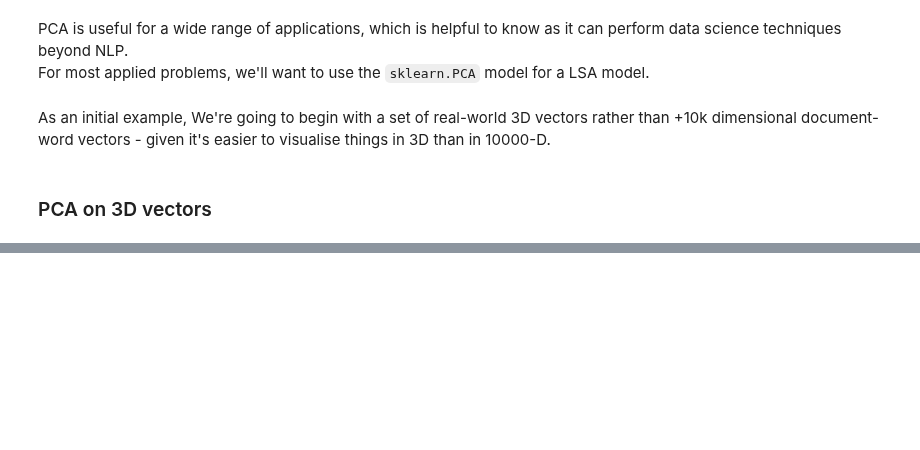
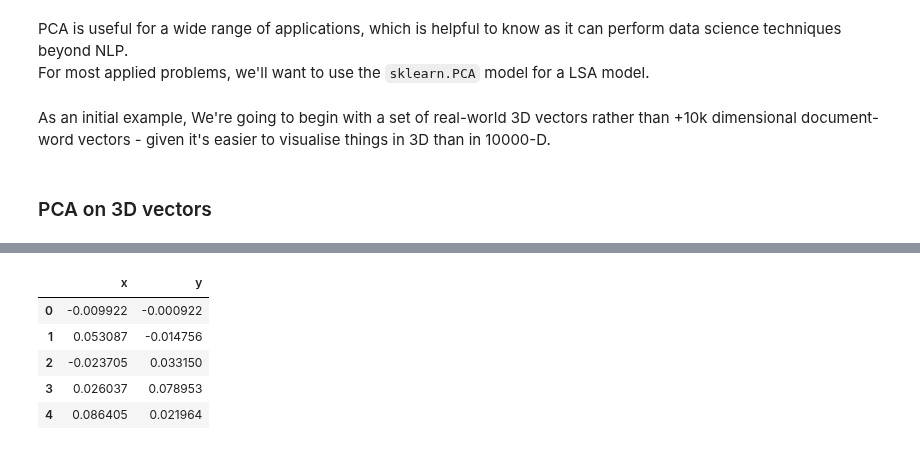
Before and after one commit to Shuaib-8/NLP-growth-hacking-project, a Jupyter notebook: chp4-nlpia-notes/pca-ex.ipynb, the cells around one changed output, grey strips where cells are left out. Saved outputs shown, nothing was run; the diff lists cells and outputs as text; code cells hidden in the pictures; blank space fills up the shorter version.

```diff
--- a/chp4-nlpia-notes/pca-ex.ipynb
+++ b/chp4-nlpia-notes/pca-ex.ipynb
@@ -17,0 +24,8 @@ As an initial example, We're going to begin with a set of real-world 3D vectors
+# %%
+import pandas as pd
+import seaborn as sns
+pd.set_option('display.max_columns', 6)
+from sklearn.decomposition import PCA # this is still technically SVD
+from nlpia.data.loaders import get_data
+import matplotlib.pyplot as plt
+%matplotlib inline
@@ -17,0 +35,10 @@ As an initial example, We're going to begin with a set of real-world 3D vectors
+# %%
+df2d = pd.DataFrame(pca.fit_transform(df), columns=list('xy'))
+df2d.head()
+# %% [output]
+|  | x | y |
+| 0 | -0.009922 | -0.000922 |
+| 1 | 0.053087 | -0.014756 |
+| 2 | -0.023705 | 0.033150 |
+| 3 | 0.026037 | 0.078953 |
+| 4 | 0.086405 | 0.021964 |
```
Also changed, not shown: parts of 5 cells of this notebook.
